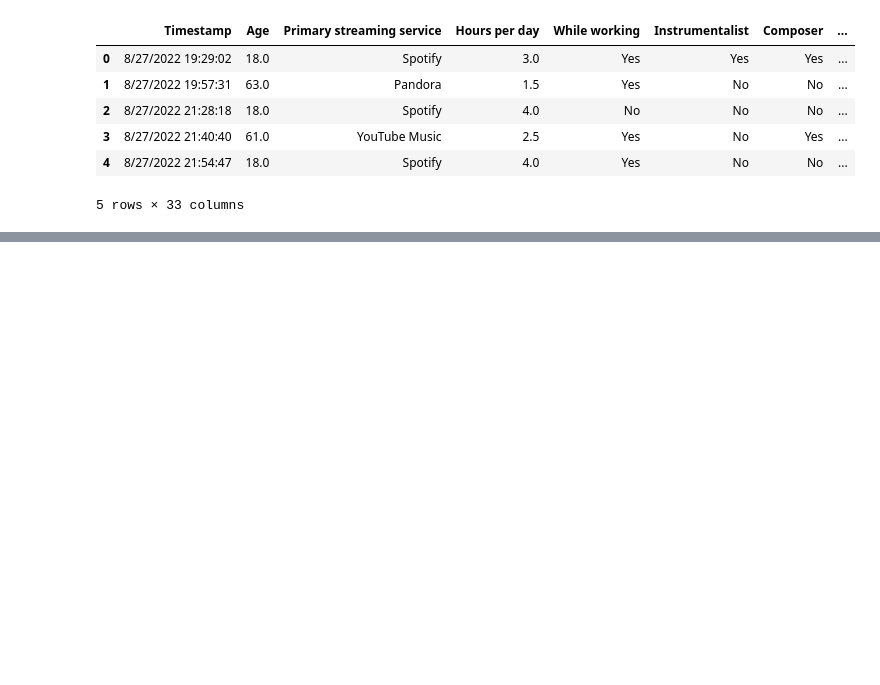
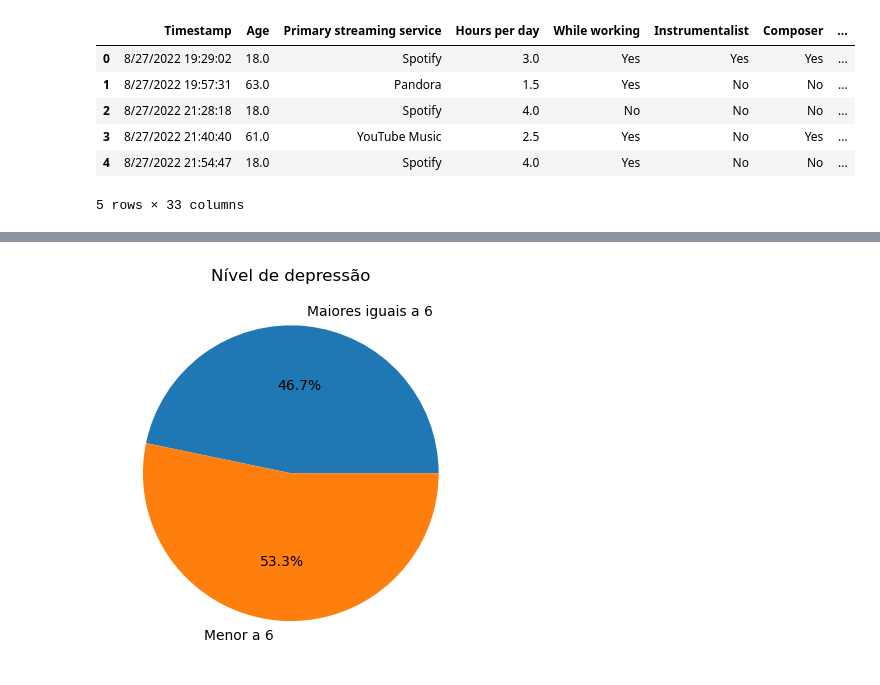
Before and after one commit to pcmoraesmenezes/Exploring-Correlations-Between-Musical-Preferences-and-Mental-Health-A-Machine-Learning-Approach, a Jupyter notebook: código/main.ipynb, the cells around one changed output, grey strips where cells are left out. Cells and saved outputs as stored; diff of their text form; code cells hidden in the pictures; blank space fills up the shorter version.

```diff
--- a/código/main.ipynb
+++ b/código/main.ipynb
@@ -53,0 +50,12 @@ plt.pie([quantos_tem_ansiedade_maior_que_cinco, quantos_tem_ansiedade_menor_que_
+# %%
+nivel_de_depressao_sup = DATA_FRAME[DATA_FRAME['Depression'] >= 6].shape[0]
+
+nivel_de_depressao_inf = DATA_FRAME[DATA_FRAME['Depression'] < 6].shape[0]
+
+plt.pie([nivel_de_depressao_sup, nivel_de_depressao_inf], labels=['Maiores iguais a 6', 'Menor a 6'], autopct='%1.1f%%')
+
+plt.title('Nível de depressão')
+
+plt.show()
+# %% [output]
+[figure, added]
```
Also changed, not shown: parts of 5 cells of this notebook.
